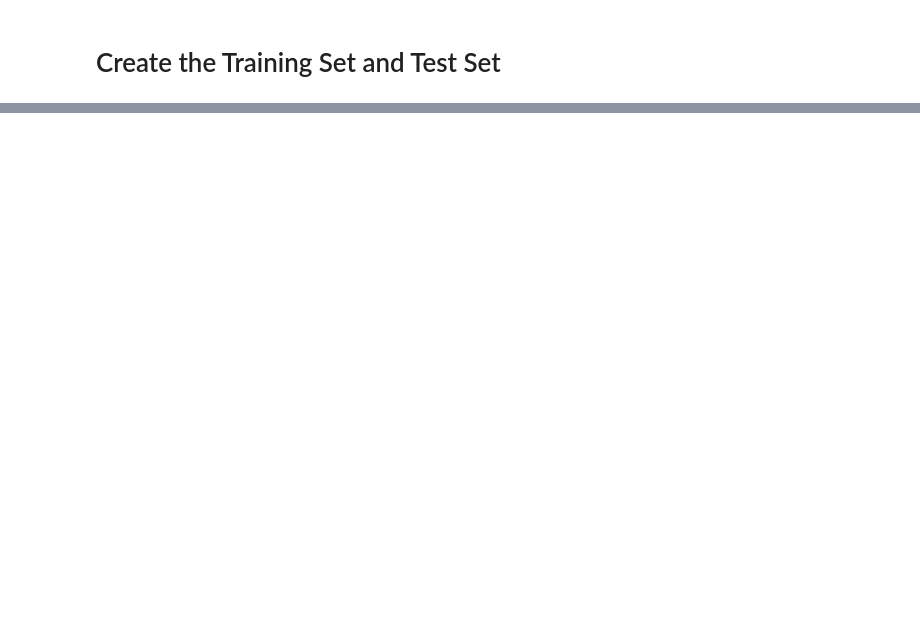
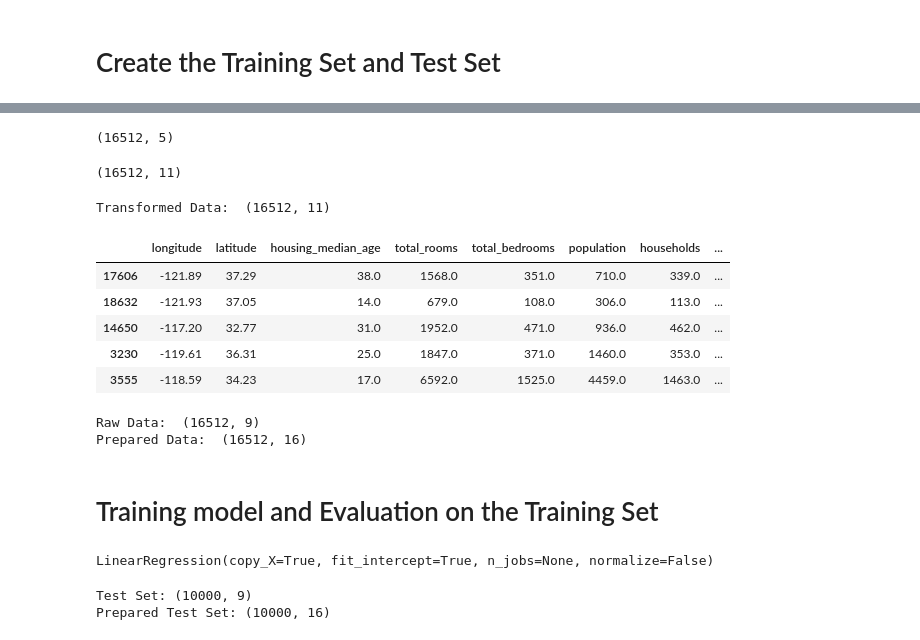
Before and after one commit to sanatanonline/pynb-codes, a Jupyter notebook: src/Predict House Price in California.ipynb, the cells around one changed output, grey strips where cells are left out. Saved outputs shown, nothing was run; the diff lists cells and outputs as text; code cells hidden in the pictures; blank space fills up the shorter version.

```diff
--- a/src/Predict House Price in California.ipynb
+++ b/src/Predict House Price in California.ipynb
@@ -413,0 +371,12 @@ LinearRegression(copy_X=True, fit_intercept=True, n_jobs=None, normalize=False)
+# %%
+'''
+We can apply both transformations (from text categories to integer categories, then
+from integer categories to one-hot vectors) in one shot using the LabelBinarizer.
+This returns a dense NumPy array by default. You can get a sparse matrix
+instead by passing sparse_output=True to the LabelBinarizer constructor.
+'''
+encoder = LabelBinarizer()
+housing_cat_1hot = encoder.fit_transform(housing_cat)
+print(housing_cat_1hot.shape)
+# %% [output]
+(16512, 5)
@@ -413,0 +414,27 @@ LinearRegression(copy_X=True, fit_intercept=True, n_jobs=None, normalize=False)
+# %%
+'''Use the transformer'''
+attr_adder = CombinedAttributesAdder(add_bedrooms_per_room=False)
+housing_extra_attribs = attr_adder.transform(housing.values)
+print(housing_extra_attribs.shape)
+# %% [output]
+(16512, 11)
+# %%
+'''Create a simple Pipeline for numerical values'''
+num_pipeline = Pipeline([
+                        ('imputer', SimpleImputer(strategy="median")),
+                        ('attribs_adder', CombinedAttributesAdder()),
+                        ('std_scaler', StandardScaler()),
+                        ])
+housing_num_tr = num_pipeline.fit_transform(housing_num)
+print("Transformed Data: ", housing_num_tr.shape)
+# %% [output]
+Transformed Data:  (16512, 11)
+# %%
+housing.head()
+# %% [output]
+|  | longitude | latitude | housing_median_age | total_rooms | total_bedrooms | population | households | ... |
+| 17606 | -121.89 | 37.29 | 38.0 | 1568.0 | 351.0 | 710.0 | 339.0 | ... |
+| 18632 | -121.93 | 37.05 | 14.0 | 679.0 | 108.0 | 306.0 | 113.0 | ... |
+| 14650 | -117.20 | 32.77 | 31.0 | 1952.0 | 471.0 | 936.0 | 462.0 | ... |
+| 3230 | -119.61 | 36.31 | 25.0 | 1847.0 | 371.0 | 1460.0 | 353.0 | ... |
+| 3555 | -118.59 | 34.23 | 17.0 | 6592.0 | 1525.0 | 4459.0 | 1463.0 | ... |
@@ -413,0 +503,25 @@ LinearRegression(copy_X=True, fit_intercept=True, n_jobs=None, normalize=False)
+# %%
+'''Transform the data using pipeline'''
+print("Raw Data: ", housing.shape)
+housing_prepared = full_pipeline.fit_transform(housing)
+print("Prepared Data: ", housing_prepared.shape)
+# %% [output]
+Raw Data:  (16512, 9)
+Prepared Data:  (16512, 16)
+# %% [markdown]
+# Training model and Evaluation on the Training Set
+# %%
+'''Model Linear Regression'''
+lin_reg = LinearRegression()
+lin_reg.fit(housing_prepared, housing_labels)
+# %% [output]
+LinearRegression(copy_X=True, fit_intercept=True, n_jobs=None, normalize=False)
+# %%
+some_data = housing.iloc[:10000]
+some_labels = housing_labels.iloc[:10000]
+some_data_prepared = full_pipeline.fit_transform(some_data)
+print("Test Set:", some_data.shape)
+print("Prepared Test Set:", some_data_prepared.shape)
+# %% [output]
+Test Set: (10000, 9)
+Prepared Test Set: (10000, 16)
```
Also changed, not shown: parts of 73 cells of this notebook, 1 other file.
